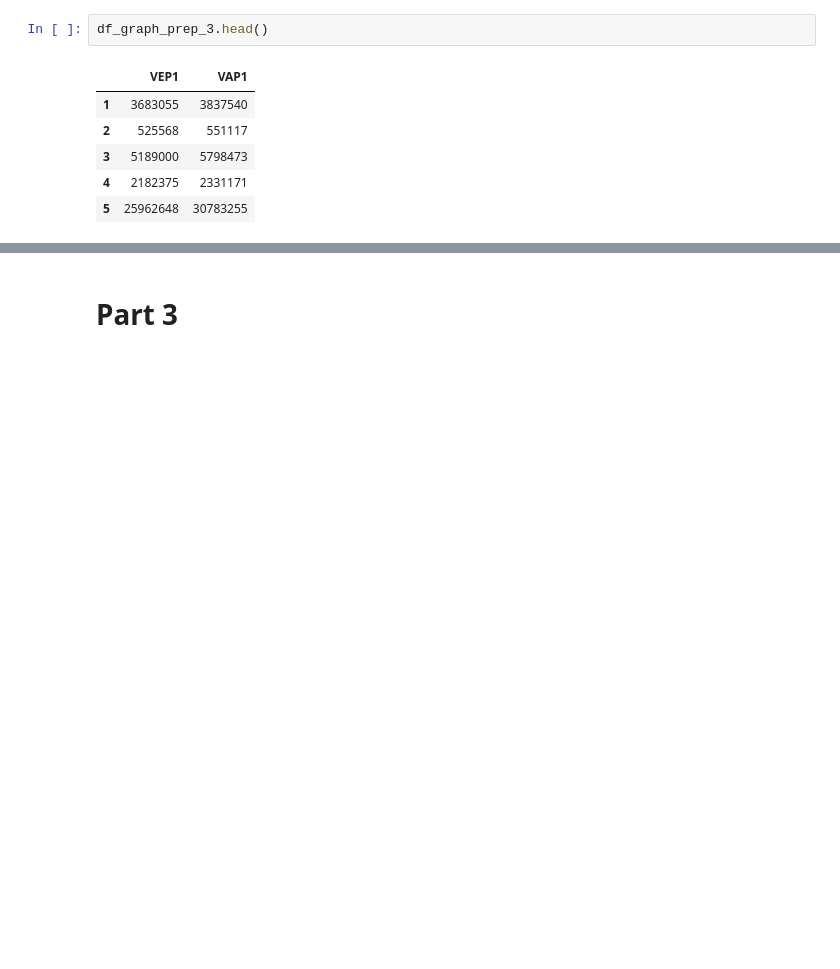
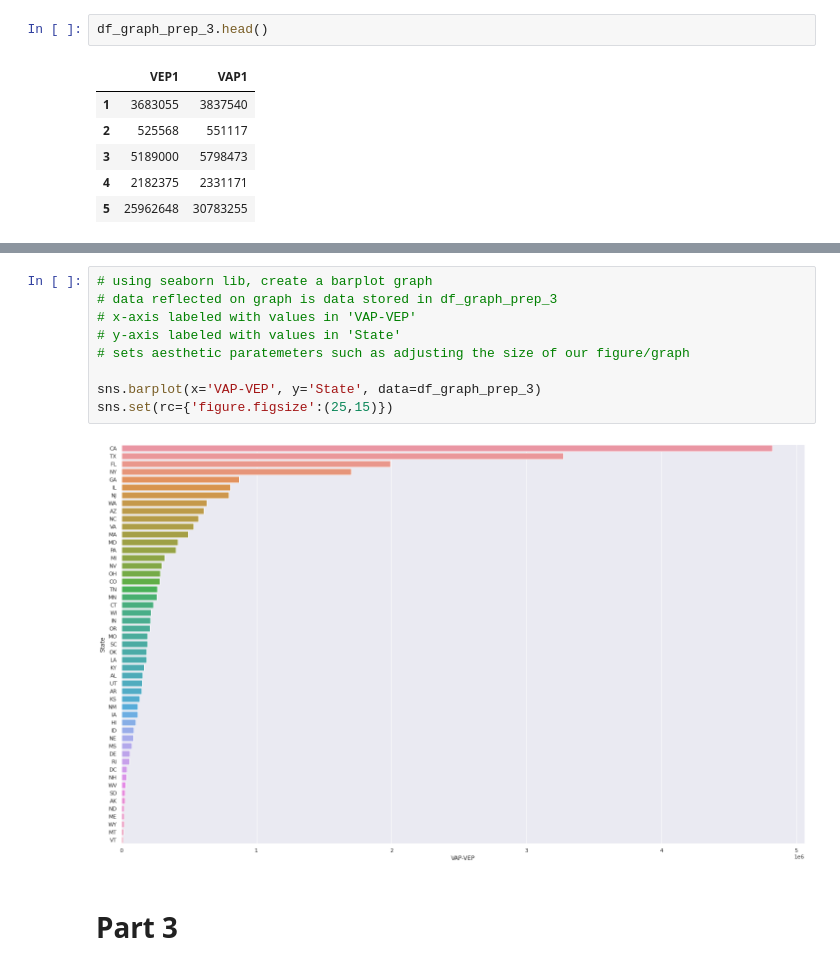
Before and after one commit to unitxero/Data_Analysis_MC, a Jupyter notebook: Day_7_Group_Assignment.ipynb, the cells around one changed output, grey strips where cells are left out. Drawn from its saved outputs; the diff is of its cells as text; blank space fills up the shorter version.

```diff
--- a/Day_7_Group_Assignment.ipynb
+++ b/Day_7_Group_Assignment.ipynb
@@ -522,3 +609,14 @@ plt.show()
+# %%
+# using seaborn lib, create a barplot graph
+# data reflected on graph is data stored in df_graph_prep_3
+# x-axis labeled with values in 'VAP-VEP'
+# y-axis labeled with values in 'State'
+# sets aesthetic paratemeters such as adjusting the size of our figure/graph
+
+sns.barplot(x='VAP-VEP', y='State', data=df_graph_prep_3)
+sns.set(rc={'figure.figsize':(25,15)})
+# %% [output]
+[figure, added]
 # %% [markdown]
 # Part 3
 # %%
```
Also changed, not shown: parts of 92 cells of this notebook.
